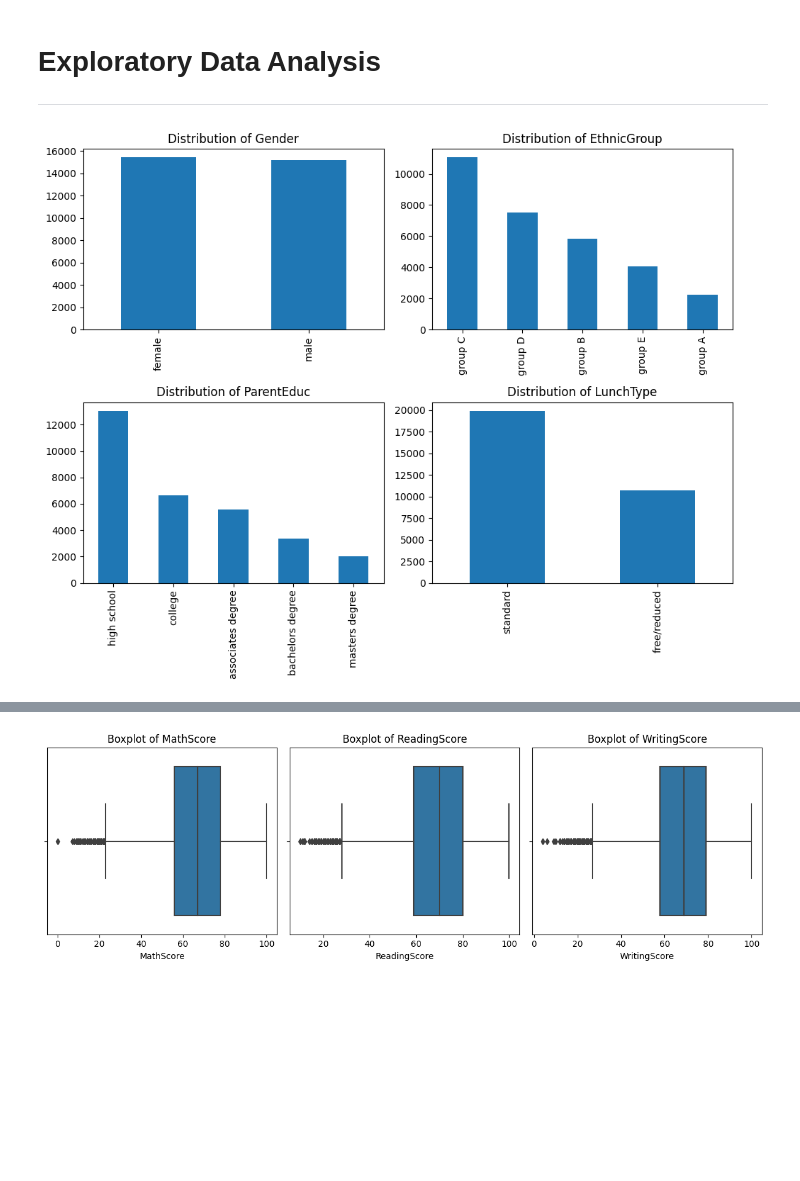
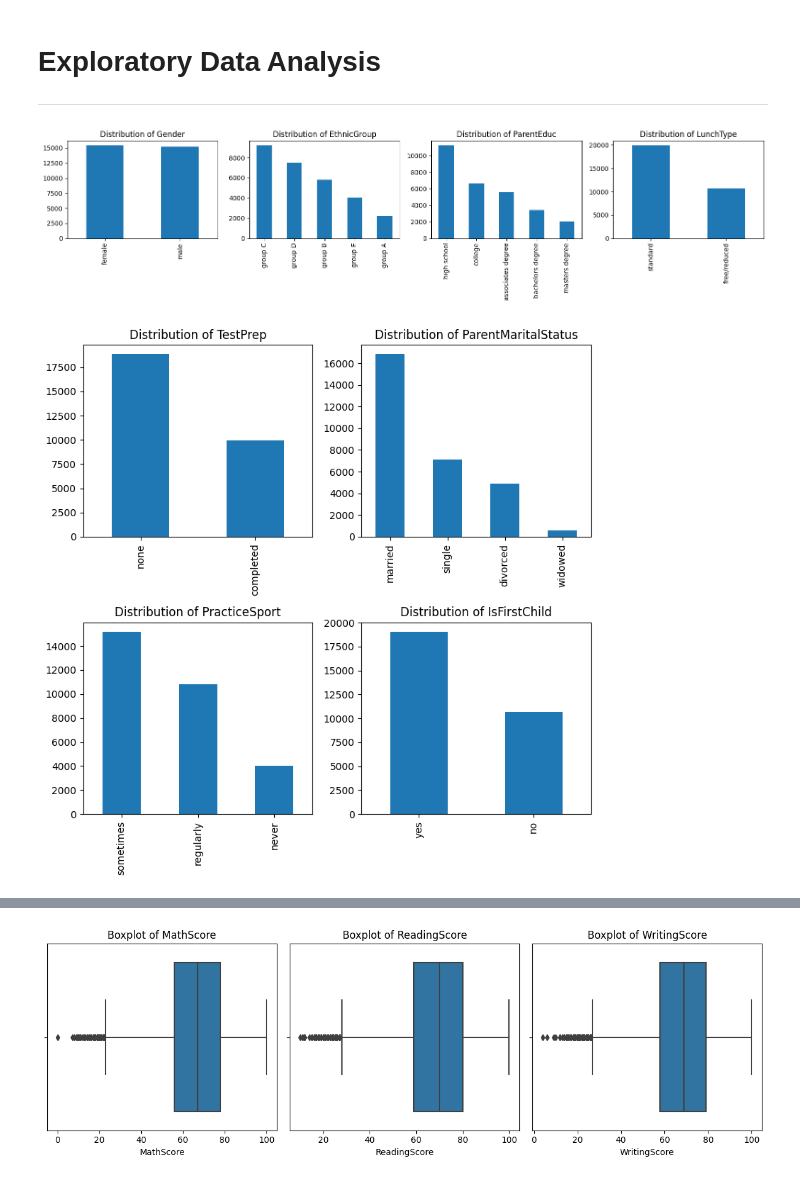
Before and after one commit to ASatya-J107/DS_Final_Project, a Jupyter notebook: Data_Science_Project_7_Exam_Score_Prediction_Model_Deployment.ipynb, the cells around one changed output, grey strips where cells are left out. Cells and saved outputs as stored; diff of their text form; code cells hidden in the pictures; blank space fills up the shorter version.

```diff
--- a/Data_Science_Project_7_Exam_Score_Prediction_Model_Deployment.ipynb
+++ b/Data_Science_Project_7_Exam_Score_Prediction_Model_Deployment.ipynb
@@ -163,10 +161,10 @@ study_mapping = {
     '5 - 10': 'Between 5-10 hours',
     '> 10': 'More than 10 hours'
 }
-dt['WklyStudyHours'] = dt['WklyStudyHours'].map(study_mapping)
+dataset['WklyStudyHours'] = dataset['WklyStudyHours'].map(study_mapping)
 # Clean Non Alphanumeric Values from ParentEduc
-dt['ParentEduc']=dt['ParentEduc'].str.replace("'", "")
-dt['ParentEduc']=dt['ParentEduc'].str.replace("some high school", "high school")
-dt['ParentEduc']=dt['ParentEduc'].str.replace("some college", "college")
+dataset['ParentEduc']=dataset['ParentEduc'].str.replace("'", "")
+dataset['ParentEduc']=dataset['ParentEduc'].str.replace("some high school", "high school")
+dataset['ParentEduc']=dataset['ParentEduc'].str.replace("some college", "college")
 # %%
 #checking the dataset
@@ -262,20 +262,43 @@ dt.describe().style.format("{:.2f}")
 
 ---
 # %%
-# Create a figure and four subplots
-fig, axs = plt.subplots(2, 2, figsize=(10, 8))
+# Create a figure and 4x3 subplots (adjust figsize as needed)
+fig, axs = plt.subplots(1, 4, figsize=(16, 4))
 
 # Iterate over the columns and create the distribution plots
 columns = ['Gender', 'EthnicGroup', 'ParentEduc', 'LunchType']
+
 for i, col in enumerate(columns):
-    ax = axs[i//2, i%2]
-    dt[col].value_counts().plot(kind='bar', ax=ax)
+    ax = axs[i]
+    dataset[col].value_counts().plot(kind='bar', ax=ax)
     ax.set_title(f"Distribution of {col}")
 
 # Adjust the spacing between subplots
 plt.tight_layout()
 
 # Display the merged graph
 plt.show()
 # %% [output]
-[figure, old version]
+[figure, new version]
+# %%
+# Create a figure and 2x2 subplots (adjust figsize as needed)
+fig, axs = plt.subplots(2, 2, figsize=(8, 8))
+
+# Flatten the axs array to make it easier to access individual subplots
+axs = axs.flatten()
+
+# Iterate over the columns and create the distribution plots
+columns = ['TestPrep', 'ParentMaritalStatus', 'PracticeSport', 'IsFirstChild']
+
+for i, col in enumerate(columns):
+    ax = axs[i]
+    dataset[col].value_counts().plot(kind='bar', ax=ax)
+    ax.set_title(f"Distribution of {col}")
+
+# Adjust the spacing between subplots
+plt.tight_layout()
+
+# Display the merged graph
+plt.show()
+# %% [output]
+[figure, added]
```
Also changed, not shown: parts of 8 cells of this notebook.
